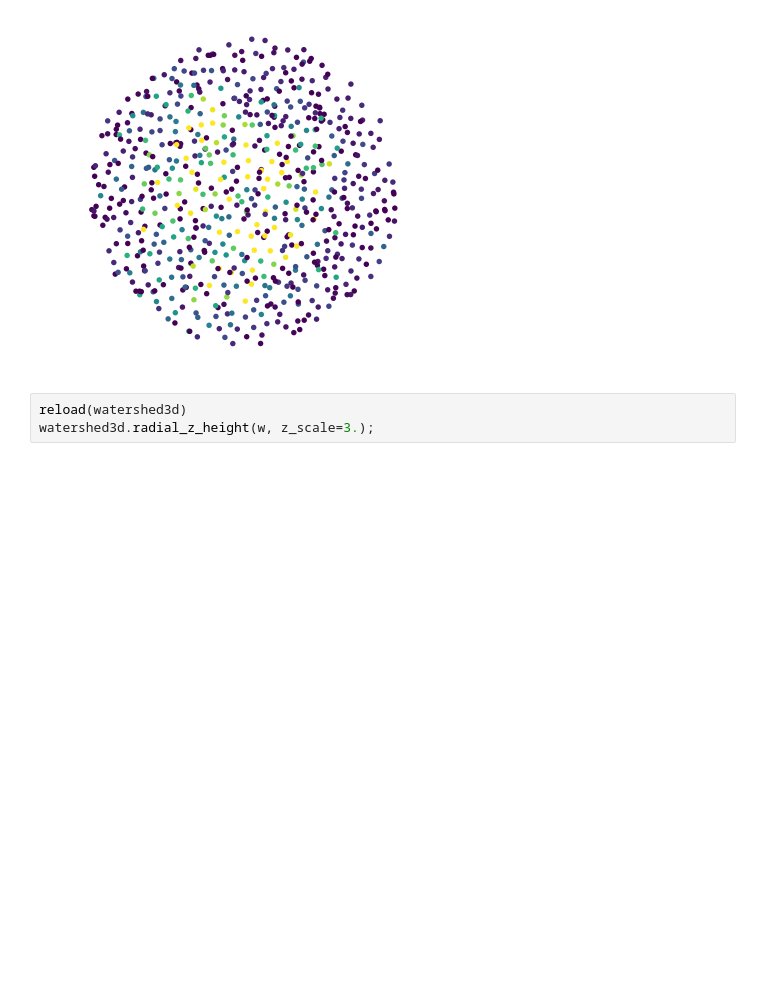
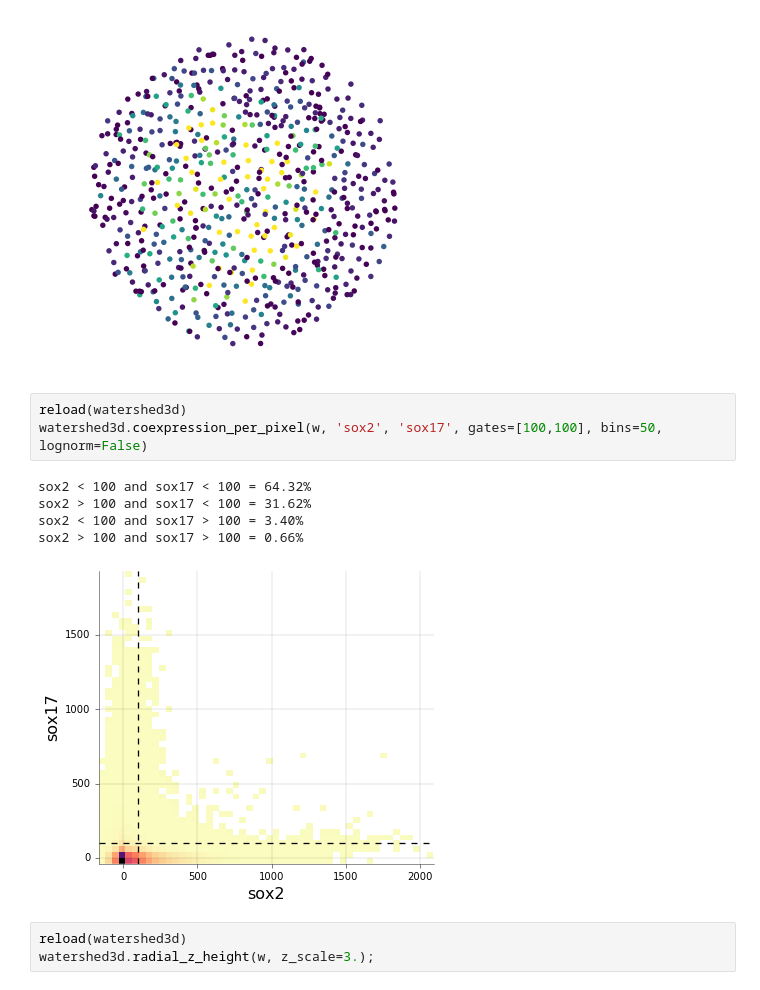
Before and after one commit to jjmetzger/stemcell_segmentation, a Jupyter notebook: watershed3d.ipynb, the cells around one changed output. Drawn from its saved outputs; the diff is of its cells as text; blank space fills up the shorter version.

```diff
--- a/watershed3d.ipynb
+++ b/watershed3d.ipynb
@@ -118,6 +122,15 @@ watershed3d.dot_plot(w, 'sox2', color_range=[0,1000000], r_limit=300)
 # watershed3d.dot_plot(w, 'sox17', colormap_cutoff=0.5)
 # %% [output]
 [figure]
+# %%
+reload(watershed3d)
+watershed3d.coexpression_per_pixel(w, 'sox2', 'sox17', gates=[100,100], bins=50, lognorm=False)
+# %% [output]
+sox2 < 100 and sox17 < 100 = 64.32%
+sox2 > 100 and sox17 < 100 = 31.62%
+sox2 < 100 and sox17 > 100 = 3.40%
+sox2 > 100 and sox17 > 100 = 0.66%
+[figure, added]
 # %%
 reload(watershed3d)
 watershed3d.radial_z_height(w, z_scale=3.);
```
Also changed, not shown: parts of 4 cells of this notebook, 1 other file.
